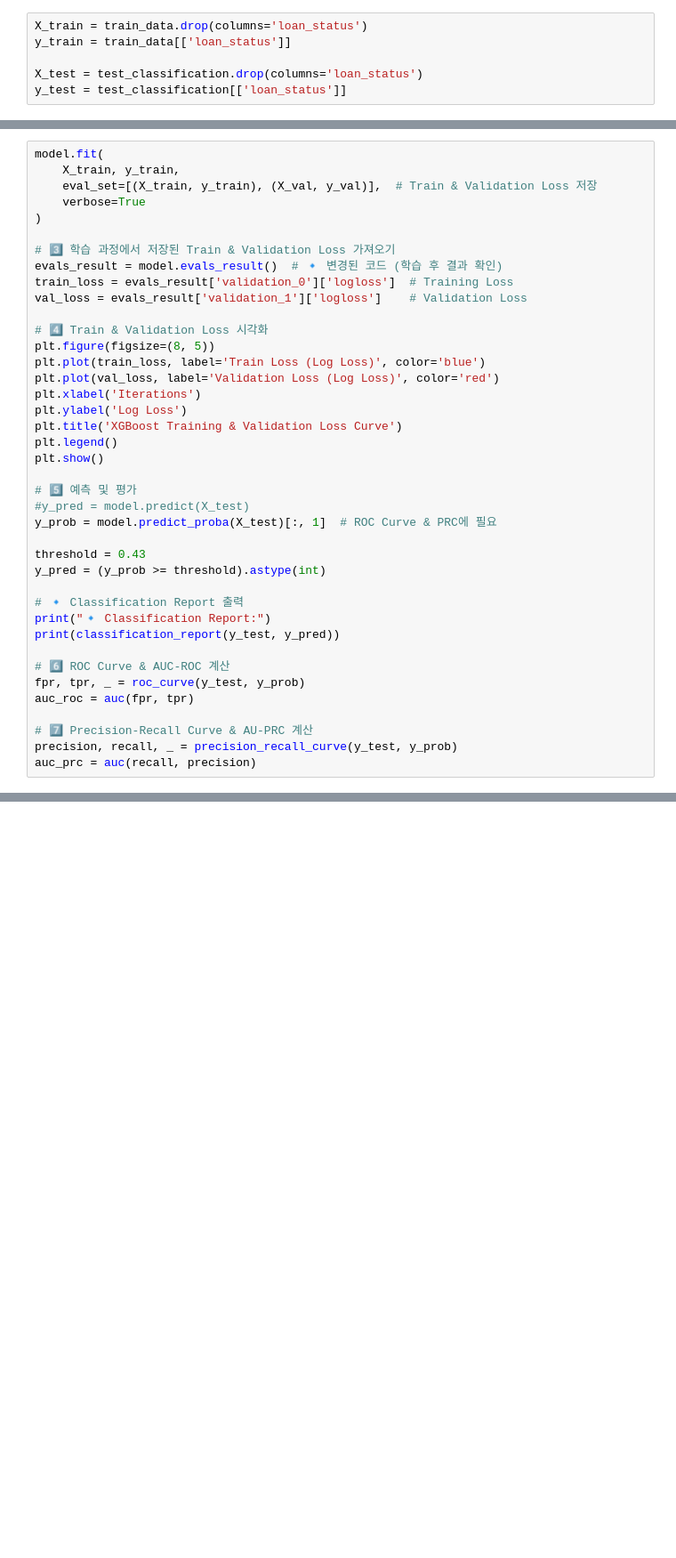
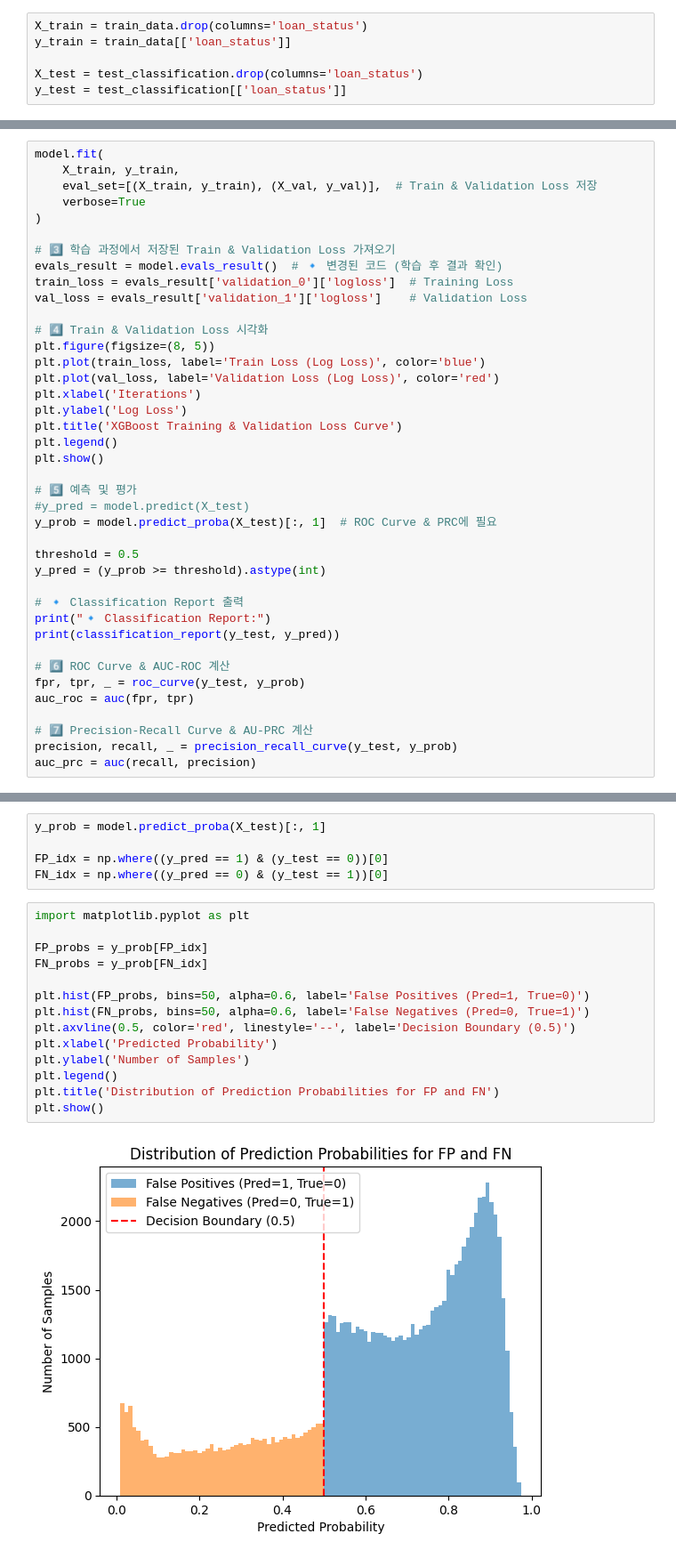
Before and after one commit to Seungminin/Data_Analysis_lending-club, a Jupyter notebook: CTGAN/ctgan_modeling.ipynb, the cells around one changed output, grey strips where cells are left out. Shown at 89% size. Saved outputs shown, nothing was run; the diff lists cells and outputs as text; blank space fills up the shorter version.

```diff
--- a/CTGAN/ctgan_modeling.ipynb
+++ b/CTGAN/ctgan_modeling.ipynb
@@ -231,7 +221,7 @@ plt.show()
 #y_pred = model.predict(X_test)
 y_prob = model.predict_proba(X_test)[:, 1]  # ROC Curve & PRC에 필요
 
-threshold = 0.43
+threshold = 0.5
 y_pred = (y_prob >= threshold).astype(int)
 
 # 🔹 Classification Report 출력
@@ -300,0 +291,21 @@ False Negatives (FN): 16460
+# %%
+y_prob = model.predict_proba(X_test)[:, 1]
+
+FP_idx = np.where((y_pred == 1) & (y_test == 0))[0]
+FN_idx = np.where((y_pred == 0) & (y_test == 1))[0]
+# %%
+import matplotlib.pyplot as plt
+
+FP_probs = y_prob[FP_idx]
+FN_probs = y_prob[FN_idx]
+
+plt.hist(FP_probs, bins=50, alpha=0.6, label='False Positives (Pred=1, True=0)')
+plt.hist(FN_probs, bins=50, alpha=0.6, label='False Negatives (Pred=0, True=1)')
+plt.axvline(0.5, color='red', linestyle='--', label='Decision Boundary (0.5)')
+plt.xlabel('Predicted Probability')
+plt.ylabel('Number of Samples')
+plt.legend()
+plt.title('Distribution of Prediction Probabilities for FP and FN')
+plt.show()
+# %% [output]
+[figure, added]
```
Also changed, not shown: parts of 9 cells of this notebook, 1 other file.
